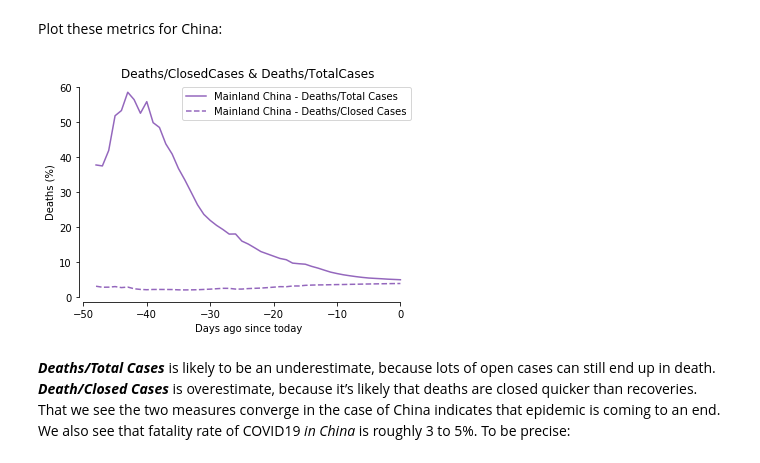
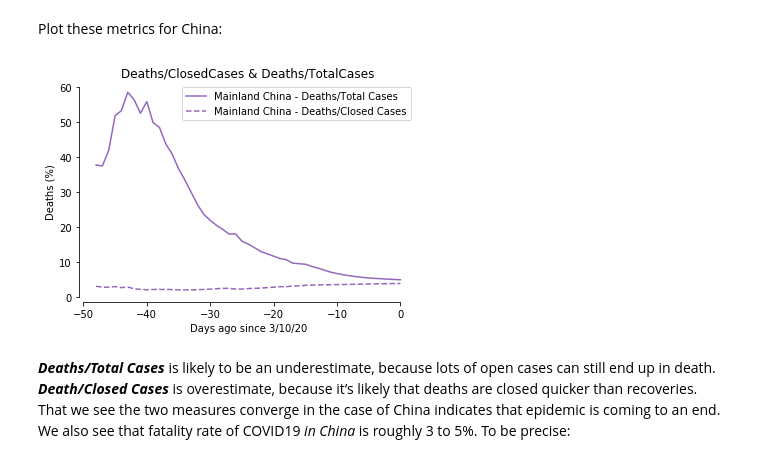
Before and after one commit to jwdegee/py_covid19, a Jupyter notebook: covid19.ipynb, the cells around one changed output. Drawn from its saved outputs; the diff is of its cells as text; code cells hidden in the pictures.

```diff
--- a/covid19.ipynb
+++ b/covid19.ipynb
@@ -22,6 +22,7 @@ df_r.columns.name = ''
 # %% [markdown]
 Reformat dates:
 # %%
+last_date = df_c.index[-1]
 df_c.index = np.arange(df_c.shape[0])[::-1]*-1
 df_d.index = np.arange(df_d.shape[0])[::-1]*-1
 df_r.index = np.arange(df_r.shape[0])[::-1]*-1
@@ -85,15 +86,15 @@ Plot these metrics for China:
 # %%
 for country, color in zip(country_list, colors):
     if (country == 'Mainland China'):
         plt.plot(df_d_f_closed.loc[:,country], color=color, label=country + ' - Deaths/Total Cases')
         plt.plot(df_d_f_total.loc[:,country], ls='--', color=color, label=country + ' - Deaths/Closed Cases')
 plt.legend()
 plt.title('Deaths/ClosedCases & Deaths/TotalCases')
-plt.xlabel('Days ago since today')
+plt.xlabel('Days ago since {}'.format(last_date))
 plt.ylabel('Deaths (%)')
 sns.despine(offset=2, trim=True)
 # %% [output]
-[figure, old version]
+[figure, new version]
 # %% [markdown]
 ***Deaths/Total Cases*** is likely to be an underestimate, because lots of open cases can still end up in death.
 ***Death/Closed Cases*** is overestimate, because it’s likely that deaths are closed quicker than recoveries.
```
Also changed, not shown: parts of 4 cells of this notebook.
